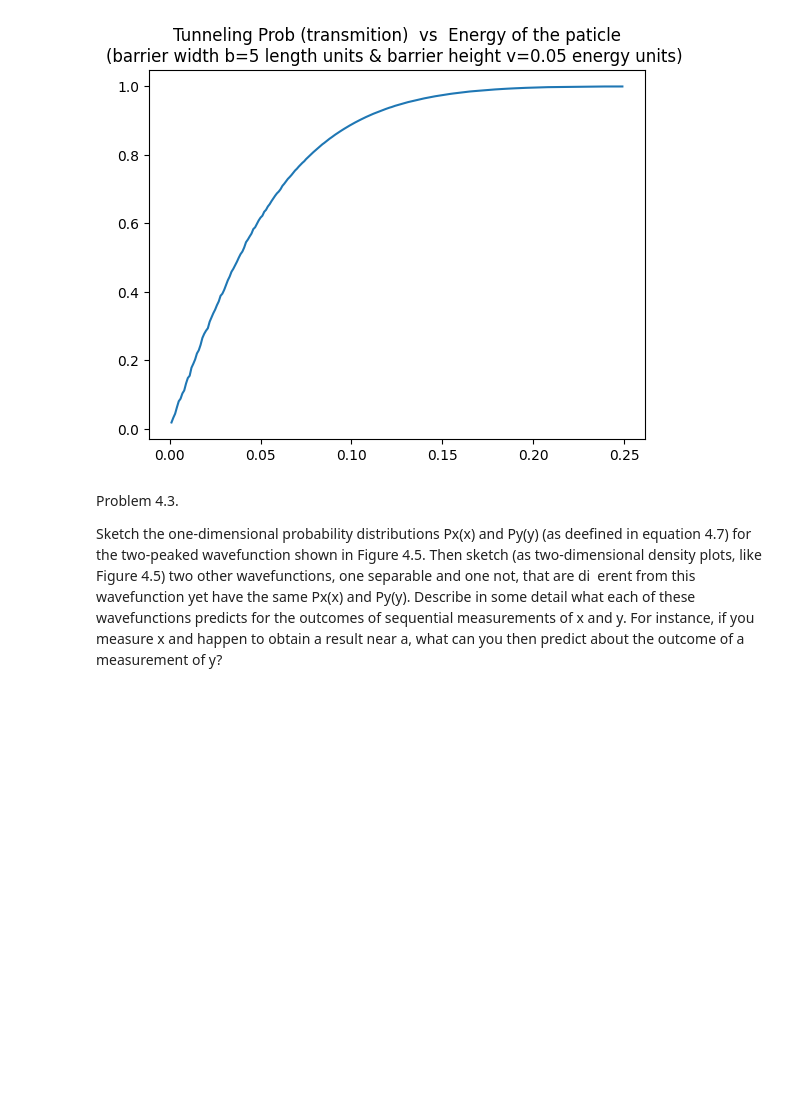
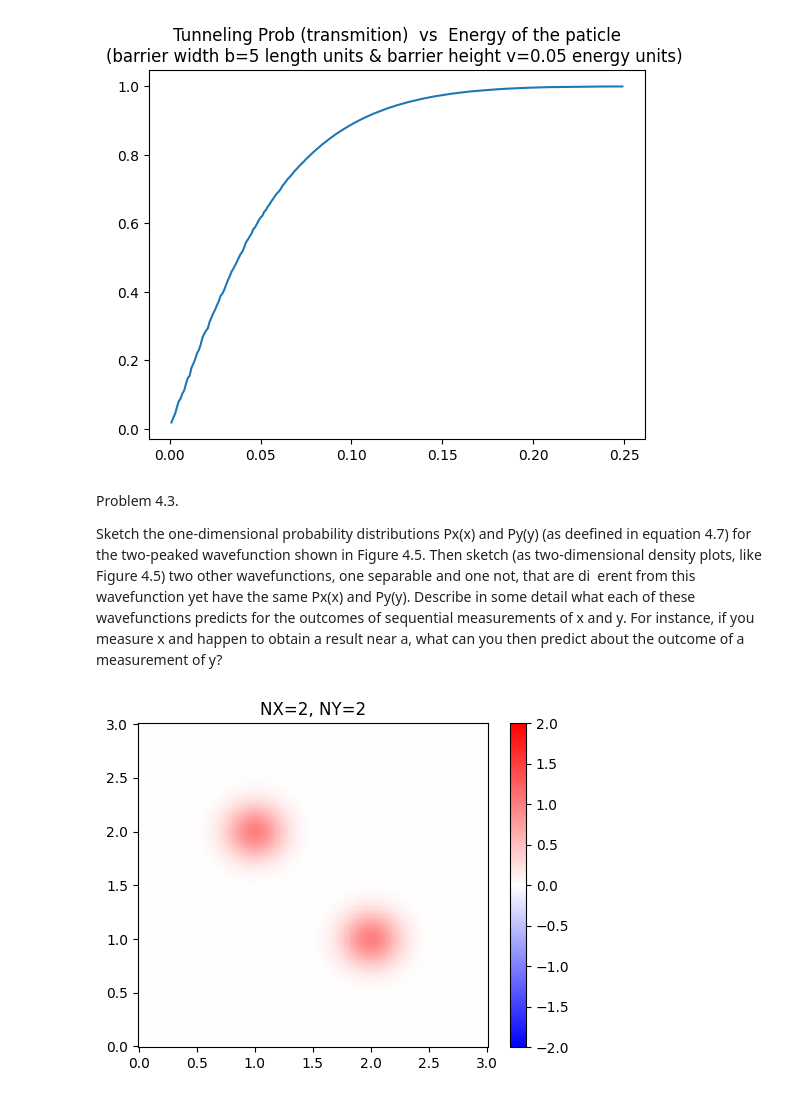
Before and after one commit to Zyuuu-G/Quantum_code, a Jupyter notebook: Quantum_hw_9.ipynb, the cells around one changed output. Cells and saved outputs as stored; diff of their text form; code cells hidden in the pictures; blank space fills up the shorter version.

```diff
--- a/Quantum_hw_9.ipynb
+++ b/Quantum_hw_9.ipynb
@@ -232,0 +231,35 @@ of a measurement of y?
+# %%
+# schorder problem 4.3
+'''
+def ISW2D(x,y,nx,ny,a=1):
+  # 2D ISW wavefunctions (eq 4.17)
+  return (2/a)*np.sin(np.pi*nx*x/a)*np.sin(np.pi*ny*y/a)
+
+def ISW2D_entangled(x,y,nx,ny,a=1):
+  return (2/a)*np.sin(np.pi*nx*(x-0.2)/a)*np.sin(np.pi*ny*(y-0.4)/a) - (2/a)*np.sin(np.pi*nx*(x-0.4)/a)*np.sin(np.pi*ny*(y-0.2)/a)
+'''
+
+def ISW2D_book(x,y,a=0.2,b=0.4,width=0.5):
+  # 2D ISW wavefunctions (eq 4.13)
+  return np.exp(-(x-a)**2/width**2)*np.exp(-(y-b)**2/width**2)+np.exp(-(x-b)**2/width**2)*np.exp(-(y-a)**2/width**2)
+
+def ISW2D_anti_book(x,y,a=0.2,b=0.4,width=0.5):
+  # 2D ISW wavefunctions (eq 4.13)
+  return np.exp(-(x-a)**2/width**2)*np.exp(-(y-a)**2/width**2)+np.exp(-(x-b)**2/width**2)*np.exp(-(y-b)**2/width**2)
+# %%
+# original
+x = np.linspace(0,3,200)
+y = np.linspace(0,3,200)
+X,Y = np.meshgrid(x,y)
+
+psi = ISW2D_book(X,Y,1,2,.25)
+
+plt.figure(figsize=(5,4))
+plt.pcolormesh(x,y,psi,cmap='bwr',vmax=2,vmin=-2)
+#plt.imshow(psi,cmap='bwr')
+plt.title(f"NX=2, NY=2")
+plt.colorbar()
+plt.tight_layout()
+plt.show()
+# %% [output]
+[figure, added]
```
Also changed, not shown: parts of 7 cells of this notebook.
